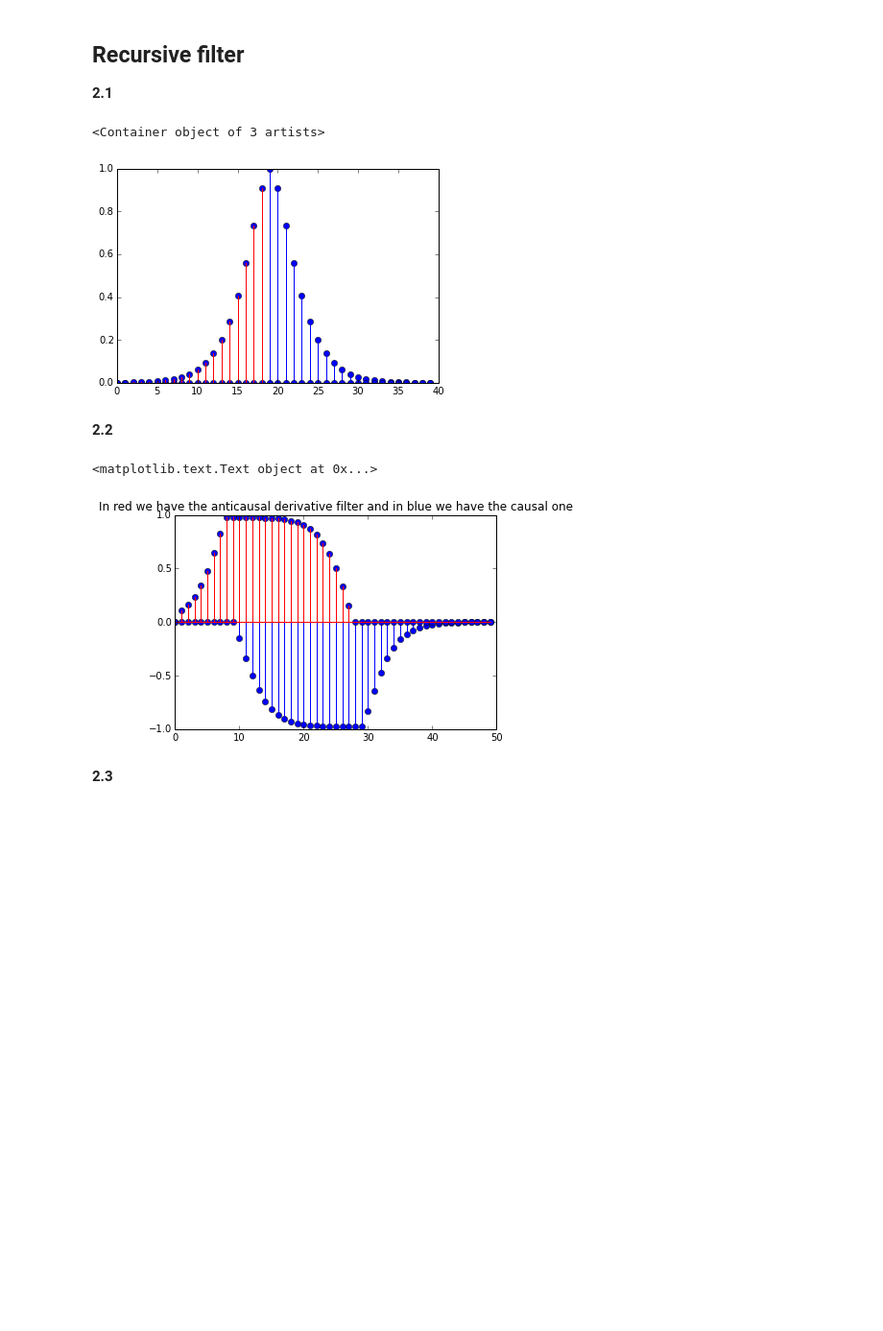
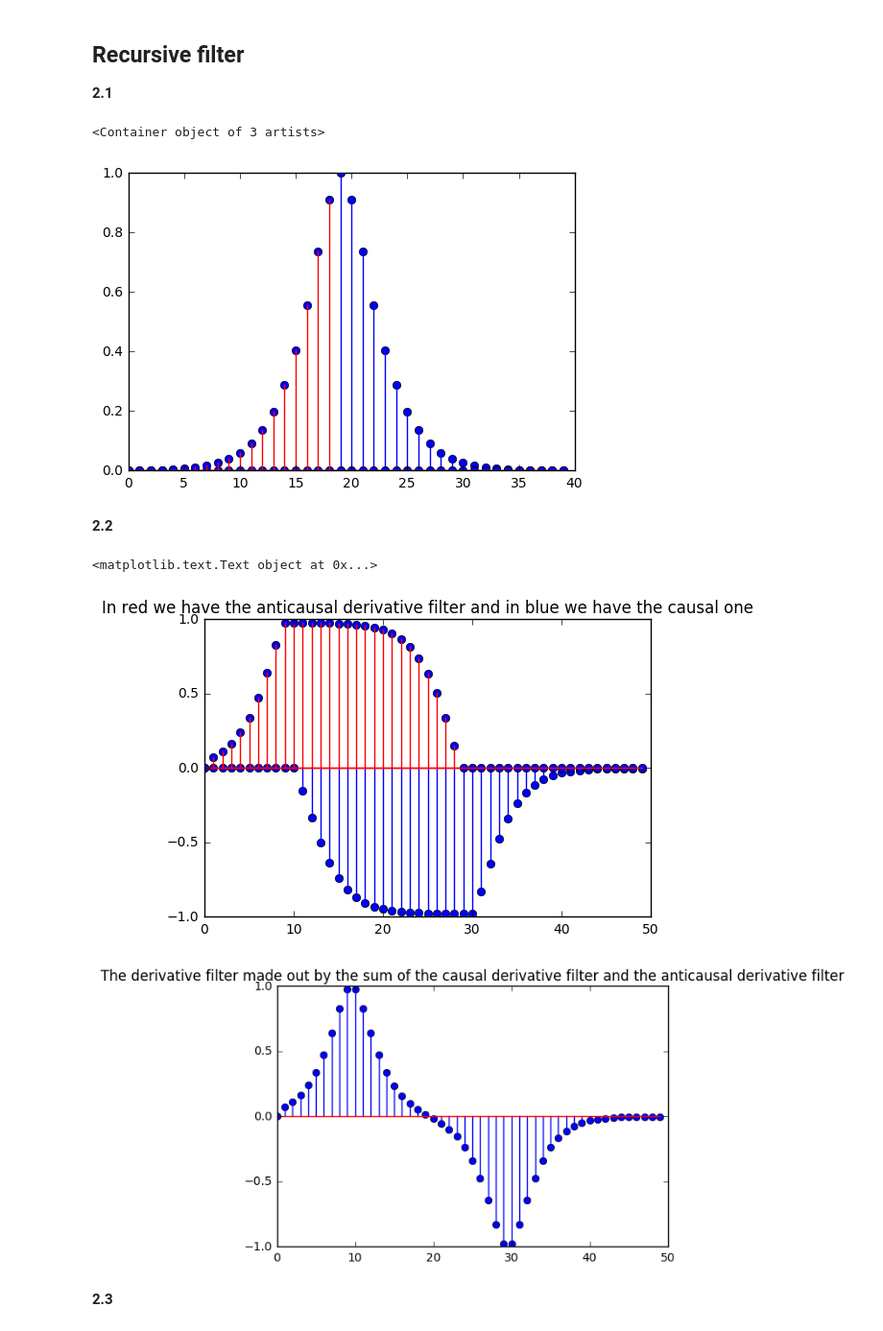
Before and after one commit to savinienb/DSP-TP-1617, a Jupyter notebook: Lab6-7/python/Lab67.ipynb, the cells around one changed output. Shown at 96% size. Saved outputs shown, nothing was run; the diff lists cells and outputs as text; code cells hidden in the pictures; blank space fills up the shorter version.

```diff
--- a/Lab6-7/python/Lab67.ipynb
+++ b/Lab6-7/python/Lab67.ipynb
@@ -221,47 +221,62 @@ plt.show()
 
 **2.1**
 # %%
-dirac=np.zeros(40)
-dirac[19]=1
-
 
 def smoothingcausal(signal,s) :
 
+    #declare some parameters
     Ts=1
     alpha=s*Ts
     a=np.exp(-alpha)
     output=np.zeros(len(signal))
+
+
+    #loop through each input value
     for i in range (len(signal)) :
 
+        #deal with out of range value (pad them to 0)
         if (i-1)<0:
             xm=0;
             x=0
             temp1=0
             temp2=0
+
         else:
             x=signal[i]
             xm=signal[i-1]
             temp1=output[i-1]
             temp2=output[i-2]
 
+
+
+        #calculate and store each value
         output[i]=x+a*(alpha-1)*xm+2*(a*temp1)-a*a*temp2
 
     return output
 
 def smoothinganticausal(signal,s) :
 
+
+    #declare some parameters
     Ts=1
     alpha=s*Ts
     a=np.exp(-alpha)
     output=np.zeros(len(signal))
+
+
+    #loop through each input value
     for i in range ((len(signal)-1),0,-1) :
 
+
+        #deal with out of range value (pad them to 0)
         if i>=len(signal)-1:
             xm=0
             xmm=0
             temp1=0
             temp2=0
 
+
+        #deal with out of range value (pad them to 0)
         elif i>=len(signal)-2:
             xm=signal[i+1]
             xmm=0
@@ -274,29 +289,41 @@ def smoothinganticausal(signal,s) :
             temp1=output[i+1]
             temp2=output[i+2]
 
+
+        #calculate and store each value
         output[i]=a*(alpha+1)*xm-a*a*xmm+2*a*temp1-a*a*temp2
 
     return output
 
+#Create an input signal
+dirac=np.zeros(40)
+dirac[19]=1
+
+#apply the two function to the input signal
 causal_smooth=smoothingcausal(dirac,0.5)
 anticausal_smooth=smoothinganticausal(dirac,0.5)
 
+#plot the result
 plt.stem(causal_smooth)
 plt.stem(anticausal_smooth,"r")
 # %% [output]
 <Container object of 3 artists>
-[figure, old version]
+[figure, new version]
 # %% [markdown]
 **2.2**
 # %%
 def derivativecausal(signal,s) :
 
+    #set some parameter
     Ts=1
     alpha=s*Ts
     a=np.exp(-alpha)
     output=np.zeros(len(signal))
+
+    #loop through each input value
     for i in range (len(signal)) :
 
+        #deal with out range value
         if (i-1)<0:
             x=0
             temp1=0
@@ -306,6 +333,8 @@ def derivativecausal(signal,s) :
             temp1=output[i-1]
             temp2=output[i-2]
 
+
+        #calculate and store each value
         output[i]=-s*alpha*a*x+2*(a*temp1)-a*a*temp2
 
     return output
@@ -315,48 +344,64 @@ def derivativecausal(signal,s) :
 
 def derivativeanticausal(signal,s) :
 
+    #set some parameter
     Ts=1
     alpha=s*Ts
     a=np.exp(-alpha)
     output=np.zeros(len(signal))
+
+
+    #loop through each input value
     for i in range ((len(signal)-1),0,-1) :
 
+
+        #deal with out range value
         if i>=len(signal)-1:
             xm=0
             xmm=0
             temp1=0
             temp2=0
 
+
+        #deal with out range value
         elif i>=len(signal)-2:
             xm=signal[i+1]
             xmm=0
             temp1=output[i]
             temp2=0
 
         else:
             xm=signal[i+1]
             xmm=signal[i+2]
             temp1=output[i+1]
             temp2=output[i+2]
 
+        #loop through each input value
         output[i]=s*alpha*a*xm+2*(a*temp1)-a*a*temp2
 
     return output
 
+#create the input function
 sig2=np.zeros(50)
+sig2[10:30]=1
 
-sig2[9:29]=1
-
+#apply the two function to the input signal
 causal_der=derivativecausal(sig2,0.5)
 anticausal_der=derivativeanticausal(sig2,0.5)
 
-plt.figure
+plt.figure()
 plt.stem(causal_der)
 plt.stem(anticausal_der,"r")
 plt.title("In red we have the anticausal derivative filter and in blue we have the causal one")
+
+
+plt.figure()
+plt.stem(causal_der+anticausal_der)
+plt.title("The derivative filter made out by the sum of the causal derivative filter and the anticausal derivative filter")
 # %% [output]
 <matplotlib.text.Text object at 0x...>
-[figure, old version]
+[figure, new version]
+[figure, added]
 # %% [markdown]
 **2.3**
 # %% [markdown]
```
Also changed, not shown: parts of 2 cells of this notebook.
